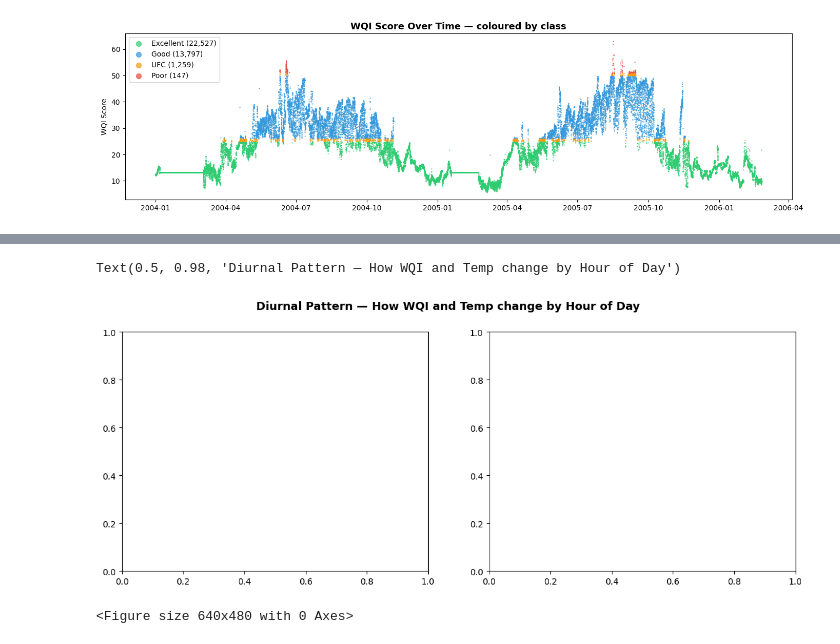
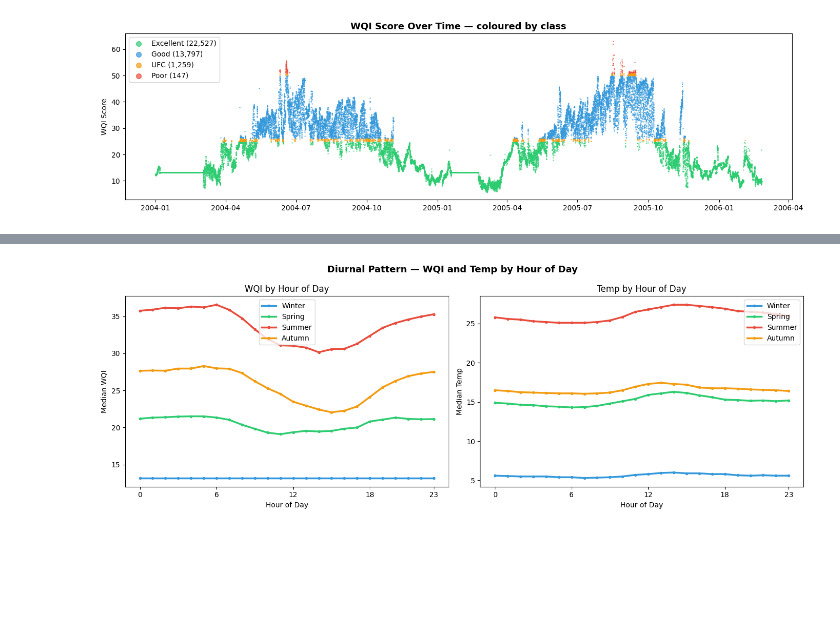
Before and after one commit to Atharva-Shinde-95/EDA_active, a Jupyter notebook: e_wqi.ipynb, the cells around one changed output, grey strips where cells are left out. Cells and saved outputs as stored; diff of their text form; code cells hidden in the pictures; blank space fills up the shorter version.

```diff
--- a/e_wqi.ipynb
+++ b/e_wqi.ipynb
@@ -141,24 +142,22 @@ plt.show()
-# %%
-# "WQI and Temp change predictably across 24 hours — strongest in Summer."
-
-fig, axes = plt.subplots(1, 2, figsize=(14,5))
-fig.suptitle('Diurnal Pattern — How WQI and Temp change by Hour of Day',
-             fontsize=13, fontweight='bold')
-# %% [output]
-Text(0.5, 0.98, 'Diurnal Pattern — How WQI and Temp change by Hour of Day')
-[figure, removed]
 # %%
-for ax, col in zip(axes, ['WQI','Temp']):
-    for season, color in season_colors.items():
-        hourly = df[df['season']==season].groupby('hour')[col].median()
-        ax.plot(hourly.index, hourly.values, label=season, color=color,
-                linewidth=2.5, marker='o', markersize=3)
-    ax.set_xlabel('Hour of Day'); ax.set_ylabel(f'Median {col}')
-    ax.set_title(f'{col} by Hour — by Season')
-    ax.set_xticks([0,6,12,18,23]); ax.legend()
+#   "Even within a single day WQI follows a predictable hourly pattern.
+#    The effect is strongest in summer — this is why we added sin/cos hour features."
+
+fig, axes = plt.subplots(1, 2, figsize=(14, 5))
+fig.suptitle('Diurnal Pattern — WQI and Temp by Hour of Day', fontsize=13, fontweight='bold')
+
+for ax, col in zip(axes, ['WQI', 'Temp']):
+    for season, color in SEASON_COLORS.items():
+        hourly = df[df['season'] == season].groupby('hour')[col].median()
+        ax.plot(hourly.index, hourly.values,
+                label=season, color=color, linewidth=2.5, marker='o', markersize=3)
+    ax.set_xlabel('Hour of Day')
+    ax.set_ylabel(f'Median {col}')
+    ax.set_title(f'{col} by Hour of Day')
+    ax.set_xticks([0, 6, 12, 18, 23])
+    ax.legend()
 
 plt.tight_layout()
-plt.savefig('p4_diurnal.png', dpi=150, bbox_inches='tight')
 plt.show()
 # %% [output]
-<Figure size 640x480 with 0 Axes>
+[figure, added]
```
Also changed, not shown: parts of 23 cells of this notebook.
